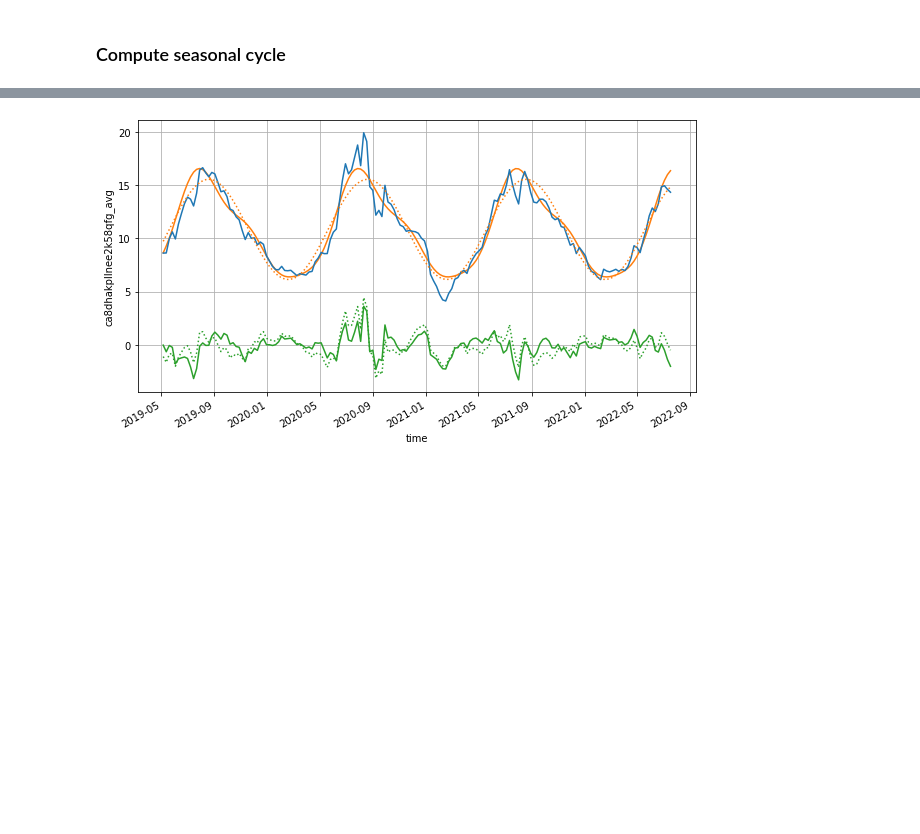
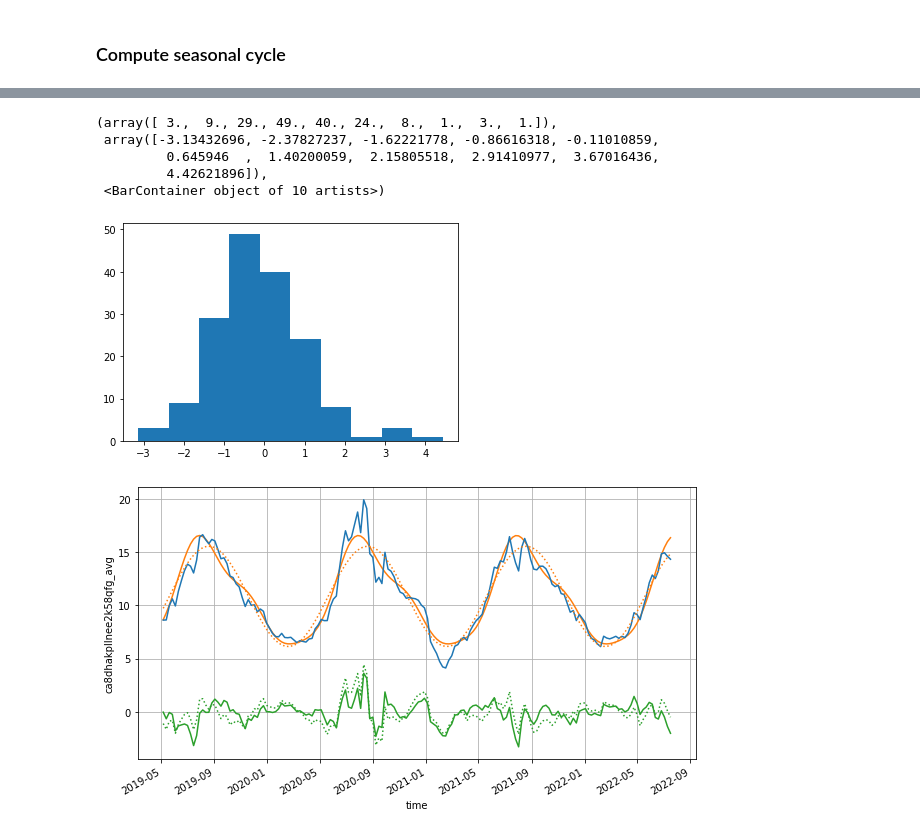
Before and after one commit to olewu/forecast_clarify, a Jupyter notebook: notebooks/001_persistence_model.ipynb, the cells around one changed output, grey strips where cells are left out. Saved outputs shown, nothing was run; the diff lists cells and outputs as text; code cells hidden in the pictures; blank space fills up the shorter version.

```diff
--- a/notebooks/001_persistence_model.ipynb
+++ b/notebooks/001_persistence_model.ipynb
@@ -115,3 +139,12 @@ SC_varharm.training_anomalies()
+# %%
+plt.hist(SC_varharm.anomalies.ca8dhakpllnee2k58qfg_avg.values)
+# %% [output]
+(array([ 3.,  9., 29., 49., 40., 24.,  8.,  1.,  3.,  1.]),
+ array([-3.13432696, -2.37827237, -1.62221778, -0.86616318, -0.11010859,
+         0.645946  ,  1.40200059,  2.15805518,  2.91410977,  3.67016436,
+         4.42621896]),
+ <BarContainer object of 10 artists>)
+[figure, added]
 # %%
 f,ax = plt.subplots(figsize=(10,5))
 
```
Also changed, not shown: parts of 7 cells of this notebook, 7 other files.
